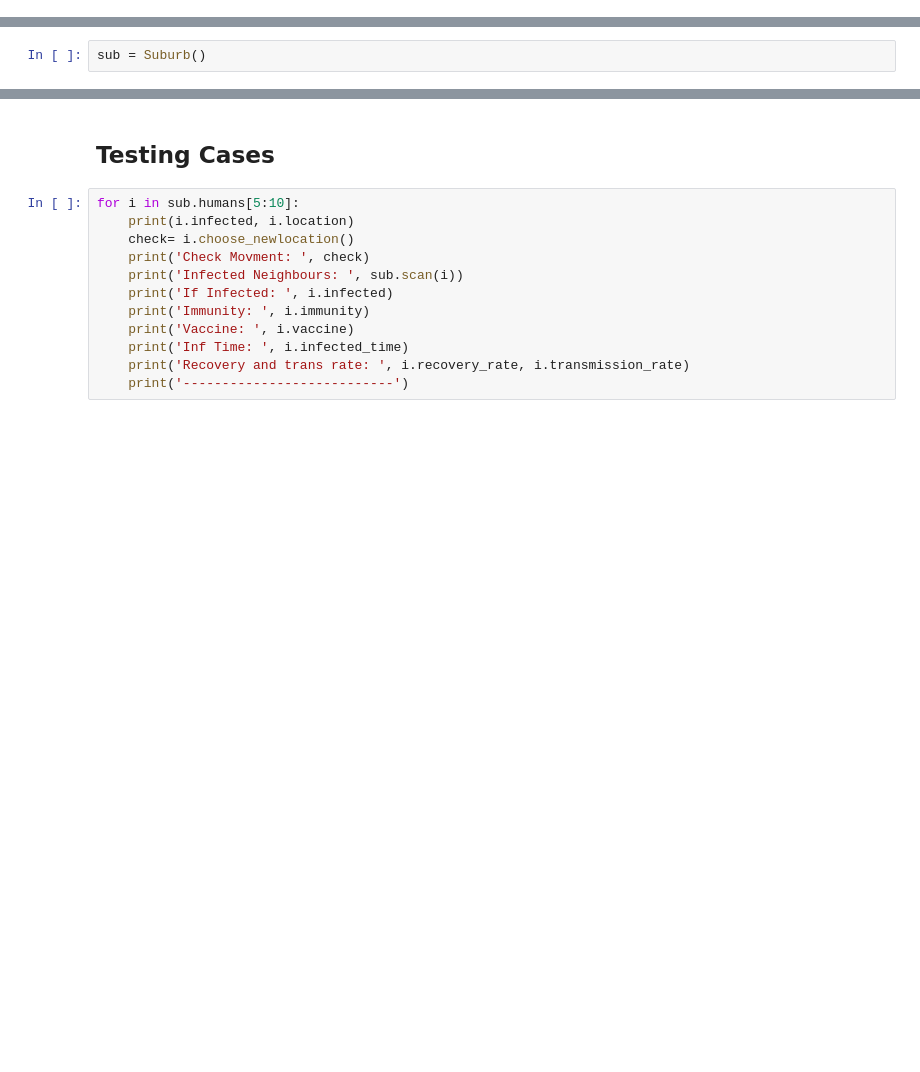
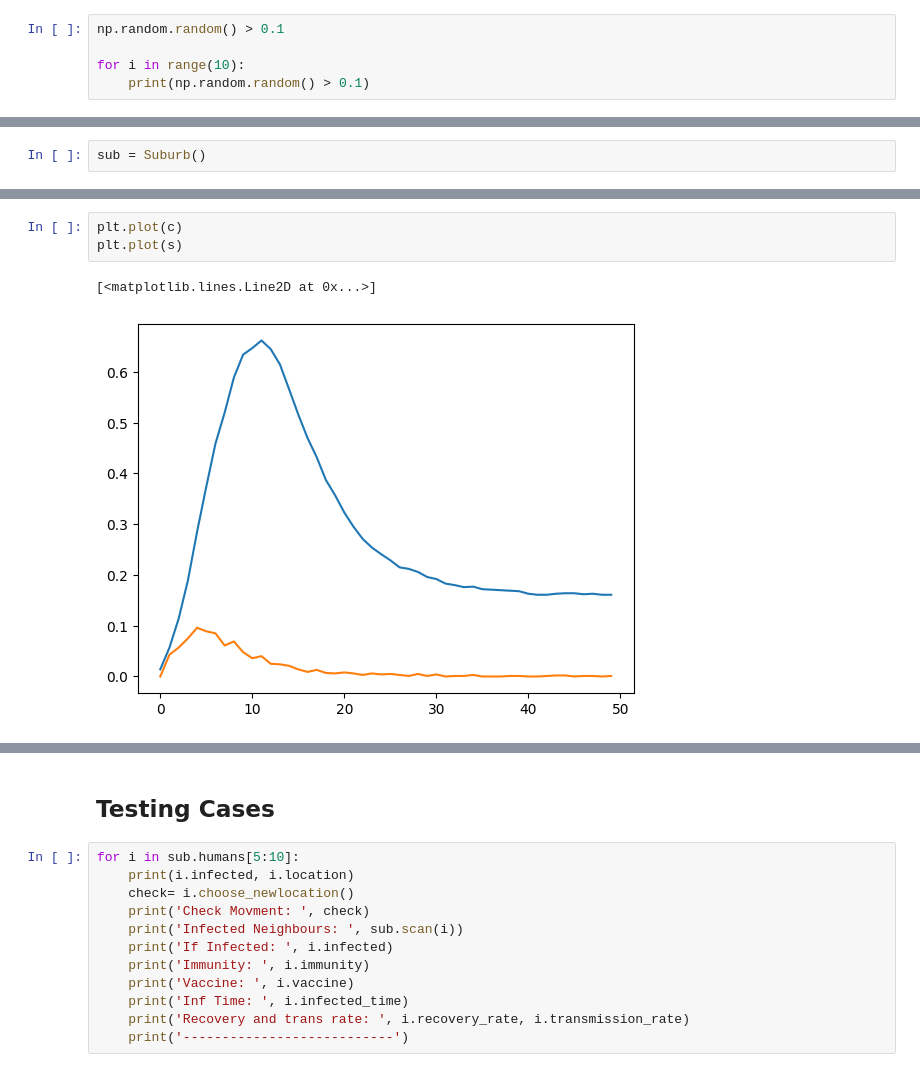
Before and after one commit to danieltobiastan97/diseasesABM, a Jupyter notebook: project.ipynb, the cells around one changed output, grey strips where cells are left out. Cells and saved outputs as stored; diff of their text form; blank space fills up the shorter version.

```diff
--- a/project.ipynb
+++ b/project.ipynb
@@ -121,3 +137,8 @@ class Human():
                     self.infected = True
                     self.infected_time = 0
         return q_infected, self.infected
+# %%
+np.random.random() > 0.1
+
+for i in range(10):
+    print(np.random.random() > 0.1)
@@ -244,0 +298,6 @@ plt.plot(inf)
+# %%
+plt.plot(c)
+plt.plot(s)
+# %% [output]
+[<matplotlib.lines.Line2D at 0x...>]
+[figure, added]
```
Also changed, not shown: parts of 13 cells of this notebook, 1 other file.
